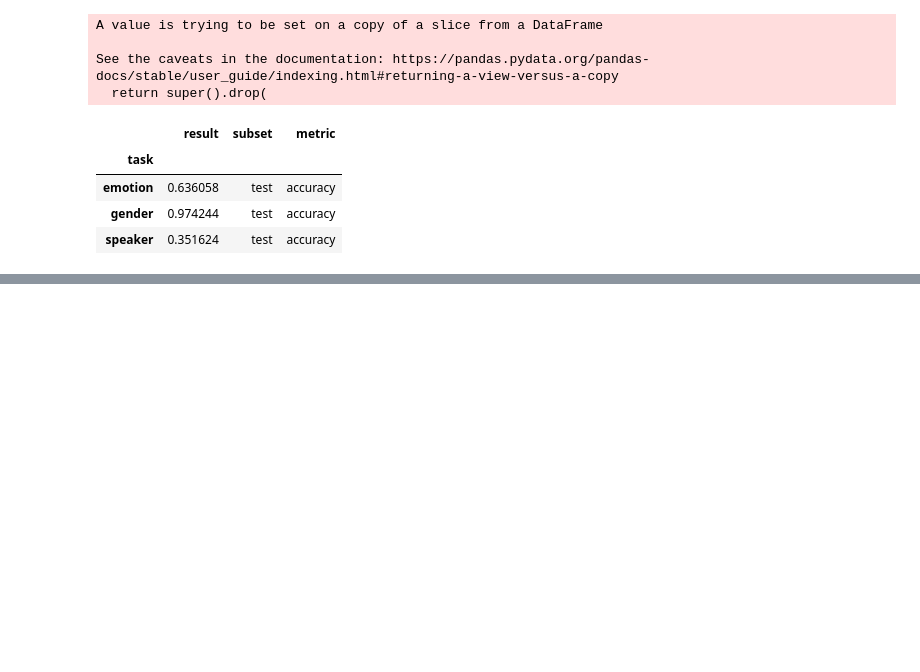
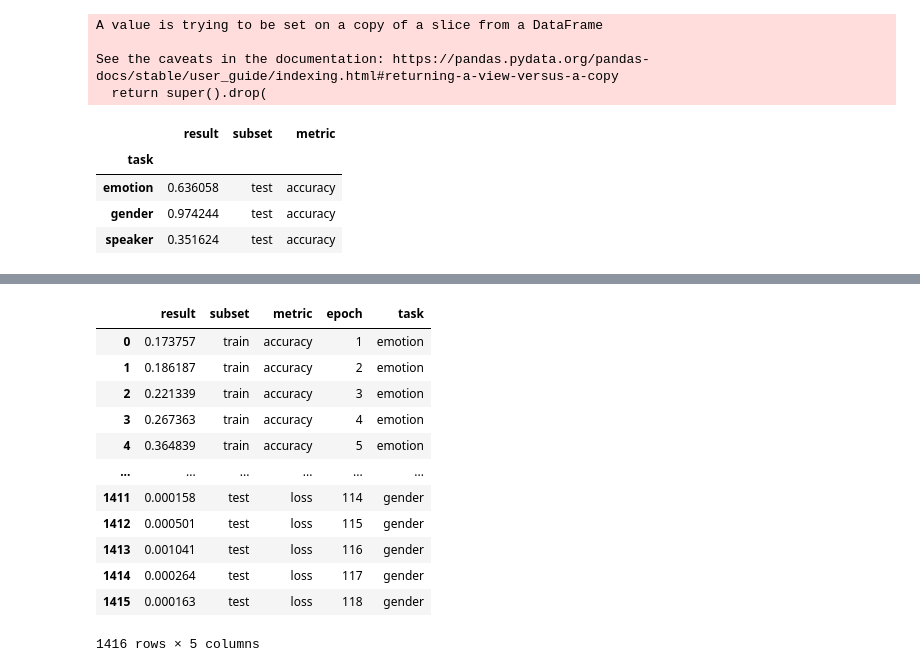
Before and after one commit to iamryabinov/SER_neuro, a Jupyter notebook: multi_task.ipynb, the cells around one changed output, grey strips where cells are left out. Saved outputs shown, nothing was run; the diff lists cells and outputs as text; code cells hidden in the pictures; blank space fills up the shorter version.

```diff
--- a/multi_task.ipynb
+++ b/multi_task.ipynb
@@ -381,0 +385,7 @@ See the caveats in the documentation: https://pandas.pydata.org/pandas-docs/stab
+# %%
+ramas_224_train = RamasDataset(RAMAS_PATH_TO_WAVS, 'Ramas224BinaryMulti',
+                 spectrogram_shape=224,
+                 augmentation=True, padding='repeat', mode='train',  tasks='multi', type='binary')
+ramas_224_test = RamasDataset(RAMAS_PATH_TO_WAVS, 'Ramas224BinaryMulti',
+                 spectrogram_shape=224,
+                 augmentation=False, padding='repeat', mode='test',  tasks='multi', type='binary')
@@ -381,0 +397,21 @@ See the caveats in the documentation: https://pandas.pydata.org/pandas-docs/stab
+# %%
+train_ds = ramas_224_train
+test_ds = ramas_224_test
+model = md_multi.AlexNetMultiTask(num_emotions=2, num_speakers=12, num_genders=2)
+device = torch.device("cuda:1" if torch.cuda.is_available() else "cpu")
+# device = torch.device("cpu")
+criterion = nn.CrossEntropyLoss()
+optimizer = torch.optim.Adam(params=model.parameters(), lr=1e-4)
+ts = TrainingSession(name='AverageWeighting',
+                      model=model,
+                      train_dataset=train_ds,
+                      test_dataset=test_ds,
+                      criterion=criterion,
+                      optimizer=optimizer,
+                      num_epochs=300,
+                      batch_size=32,
+                      device=device,
+                     path_to_weights=WEIGHTS_FOLDER,
+                     path_to_results=RESULTS_FOLDER,
+                    loss_weighter=averaged_sum  # Из файла multitask_training_session.py
+                    )
@@ -381,0 +489,2 @@ See the caveats in the documentation: https://pandas.pydata.org/pandas-docs/stab
+# %%
+ts.train_dataset.tasks = ('emotion', 'speaker', 'gender')
@@ -381,0 +493,17 @@ See the caveats in the documentation: https://pandas.pydata.org/pandas-docs/stab
+# %%
+results = pd.read_csv(os.path.join(ts.path_to_results, f'{ts.name}_results.csv'), delimiter=';')
+results
+# %% [output]
+|  | result | subset | metric | epoch | task |
+| 0 | 0.173757 | train | accuracy | 1 | emotion |
+| 1 | 0.186187 | train | accuracy | 2 | emotion |
+| 2 | 0.221339 | train | accuracy | 3 | emotion |
+| 3 | 0.267363 | train | accuracy | 4 | emotion |
+| 4 | 0.364839 | train | accuracy | 5 | emotion |
+| ... | ... | ... | ... | ... | ... |
+| 1411 | 0.000158 | test | loss | 114 | gender |
+| 1412 | 0.000501 | test | loss | 115 | gender |
+| 1413 | 0.001041 | test | loss | 116 | gender |
+| 1414 | 0.000264 | test | loss | 117 | gender |
+| 1415 | 0.000163 | test | loss | 118 | gender |
+1416 rows × 5 columns
```
Also changed, not shown: parts of 23 cells of this notebook, 8 other files.
